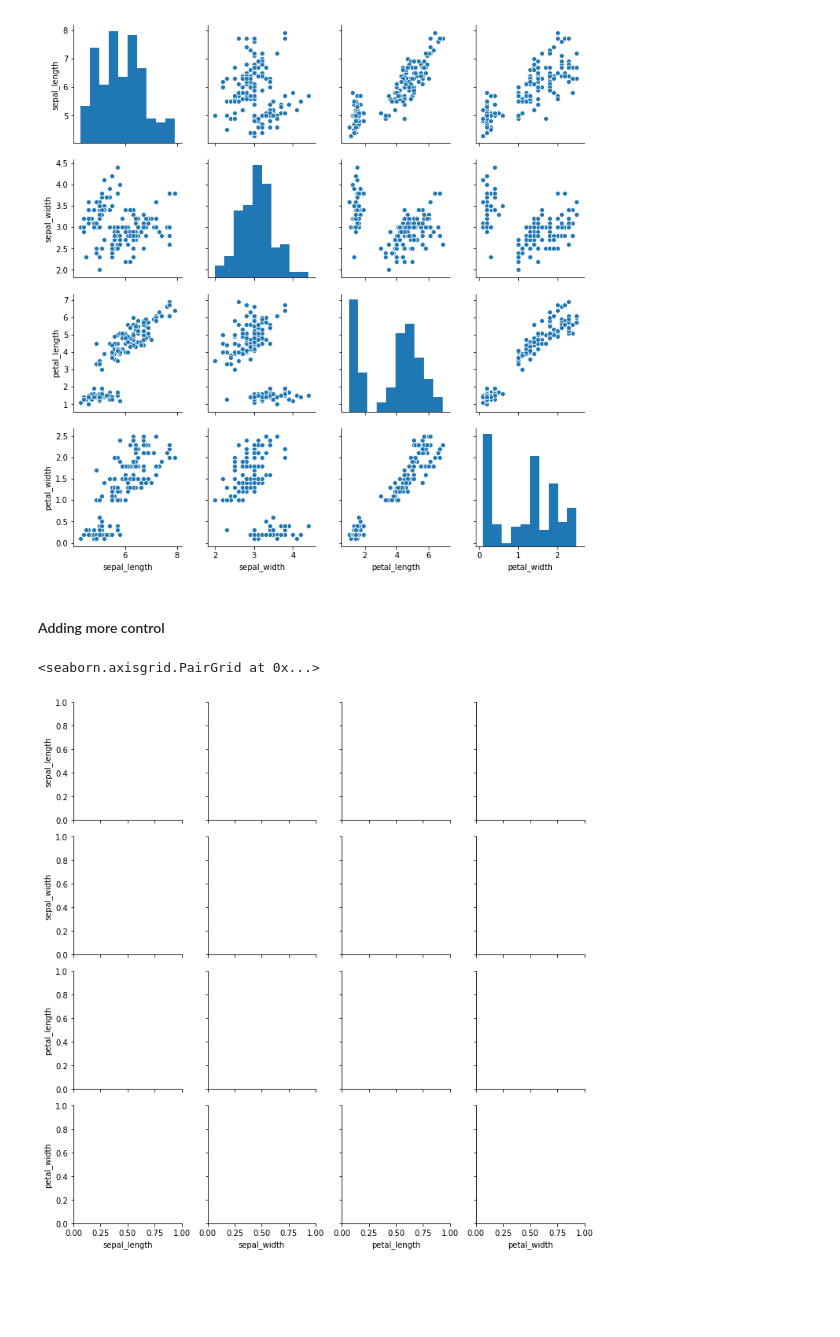
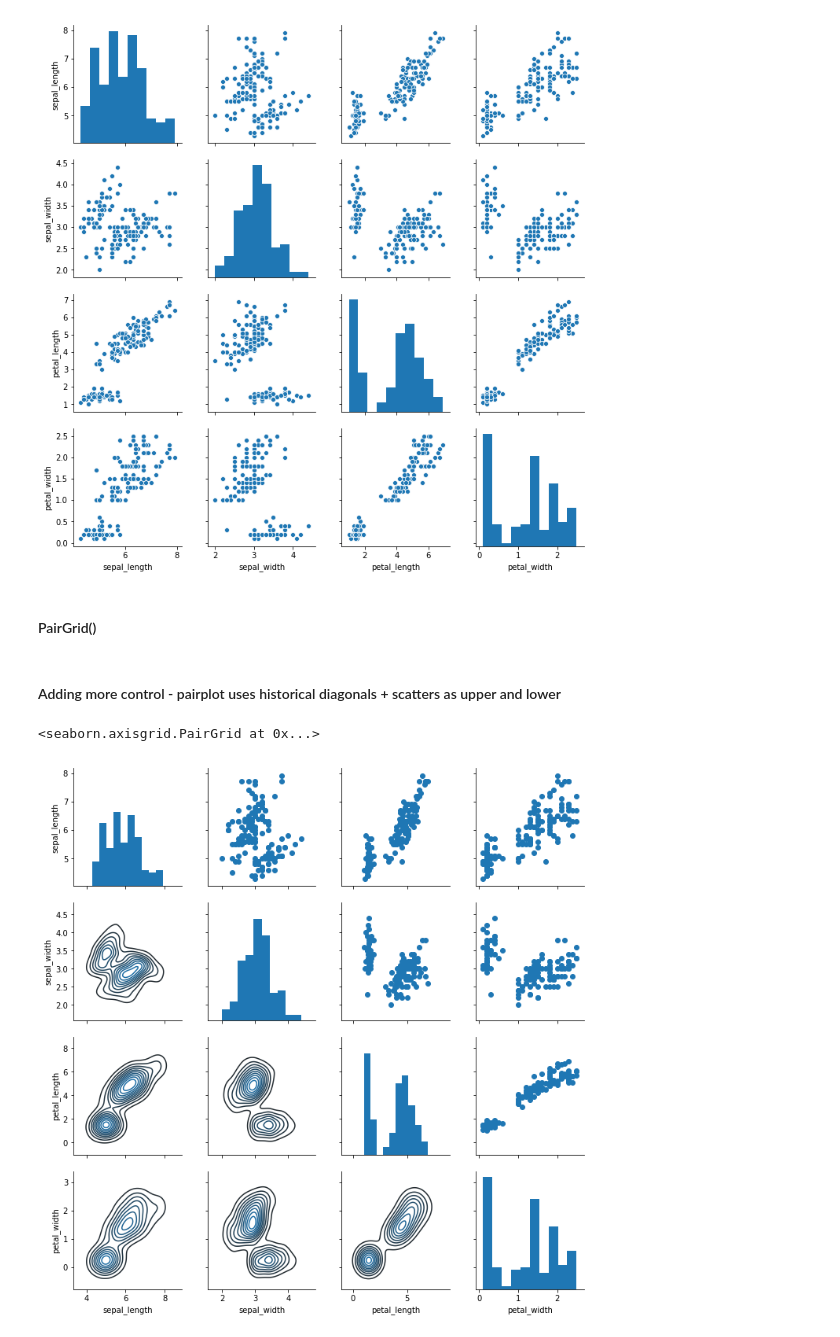
Before and after one commit to ifelseforeach/udemy-python-bootcamp, a Jupyter notebook: 06-Data-Visualization-with-Seaborn/Seaborn -- Yulia testing.ipynb, the cells around one changed output. Cells and saved outputs as stored; diff of their text form; code cells hidden in the pictures; blank space fills up the shorter version.

Commit message:
Seaborn final study

```diff
--- a/06-Data-Visualization-with-Seaborn/Seaborn -- Yulia testing.ipynb
+++ b/06-Data-Visualization-with-Seaborn/Seaborn -- Yulia testing.ipynb
@@ -205,10 +209,15 @@ sns.pairplot(iris)
 # %% [output]
 <seaborn.axisgrid.PairGrid at 0x...>
 [figure]
+# %% [markdown]
+#### PairGrid()
 # %% [markdown]
-#### Adding more control
+#### Adding more control - pairplot uses historical diagonals + scatters as upper and lower
-# %%
-sns.PairGrid(iris)
-# %% [output]
-<seaborn.axisgrid.PairGrid at 0x...>
-[figure, removed]
+# %%
+g = sns.PairGrid(iris)
+g.map_diag(plt.hist)
+g.map_upper(plt.scatter)
+g.map_lower(sns.kdeplot)
+# %% [output]
+<seaborn.axisgrid.PairGrid at 0x...>
+[figure, added]
```
Also changed, not shown: parts of 23 cells of this notebook, 1 other file.
